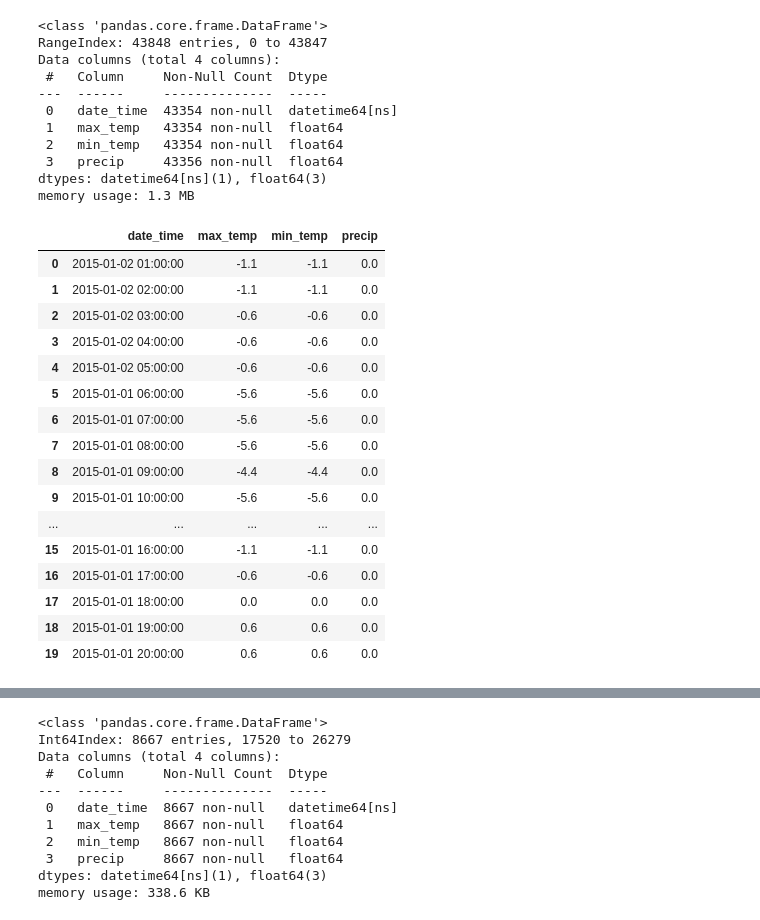
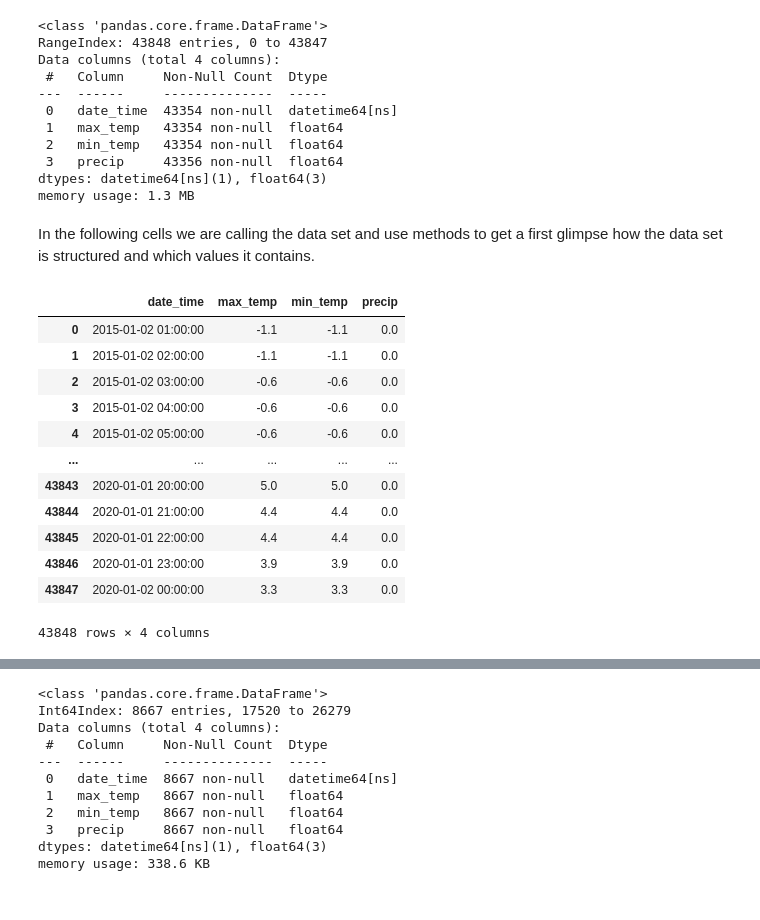
Before and after one commit to NiklasNesseler/ProjectNotFound, a Jupyter notebook: DSML_GroupProject_Boston2017.ipynb, the cells around one changed output, grey strips where cells are left out. Saved outputs shown, nothing was run; the diff lists cells and outputs as text; code cells hidden in the pictures.

```diff
--- a/DSML_GroupProject_Boston2017.ipynb
+++ b/DSML_GroupProject_Boston2017.ipynb
@@ -374,23 +355,21 @@ Data columns (total 4 columns):
  3   precip     43356 non-null  float64
 dtypes: datetime64[ns](1), float64(3)
 memory usage: 1.3 MB
+# %% [markdown]
+In the following cells we are calling the data set and use methods to get a first glimpse how the data set is structured and which values it contains.
 # %%
-raw_weather_data.head(20)
+raw_weather_data
 # %% [output]
 |  | date_time | max_temp | min_temp | precip |
 | 0 | 2015-01-02 01:00:00 | -1.1 | -1.1 | 0.0 |
 | 1 | 2015-01-02 02:00:00 | -1.1 | -1.1 | 0.0 |
 | 2 | 2015-01-02 03:00:00 | -0.6 | -0.6 | 0.0 |
 | 3 | 2015-01-02 04:00:00 | -0.6 | -0.6 | 0.0 |
 | 4 | 2015-01-02 05:00:00 | -0.6 | -0.6 | 0.0 |
-| 5 | 2015-01-01 06:00:00 | -5.6 | -5.6 | 0.0 |
-| 6 | 2015-01-01 07:00:00 | -5.6 | -5.6 | 0.0 |
-| 7 | 2015-01-01 08:00:00 | -5.6 | -5.6 | 0.0 |
-| 8 | 2015-01-01 09:00:00 | -4.4 | -4.4 | 0.0 |
-| 9 | 2015-01-01 10:00:00 | -5.6 | -5.6 | 0.0 |
 | ... | ... | ... | ... | ... |
-| 15 | 2015-01-01 16:00:00 | -1.1 | -1.1 | 0.0 |
-| 16 | 2015-01-01 17:00:00 | -0.6 | -0.6 | 0.0 |
-| 17 | 2015-01-01 18:00:00 | 0.0 | 0.0 | 0.0 |
-| 18 | 2015-01-01 19:00:00 | 0.6 | 0.6 | 0.0 |
-| 19 | 2015-01-01 20:00:00 | 0.6 | 0.6 | 0.0 |
+| 43843 | 2020-01-01 20:00:00 | 5.0 | 5.0 | 0.0 |
+| 43844 | 2020-01-01 21:00:00 | 4.4 | 4.4 | 0.0 |
+| 43845 | 2020-01-01 22:00:00 | 4.4 | 4.4 | 0.0 |
+| 43846 | 2020-01-01 23:00:00 | 3.9 | 3.9 | 0.0 |
+| 43847 | 2020-01-02 00:00:00 | 3.3 | 3.3 | 0.0 |
+43848 rows × 4 columns
```
Also changed, not shown: parts of 66 cells of this notebook.
